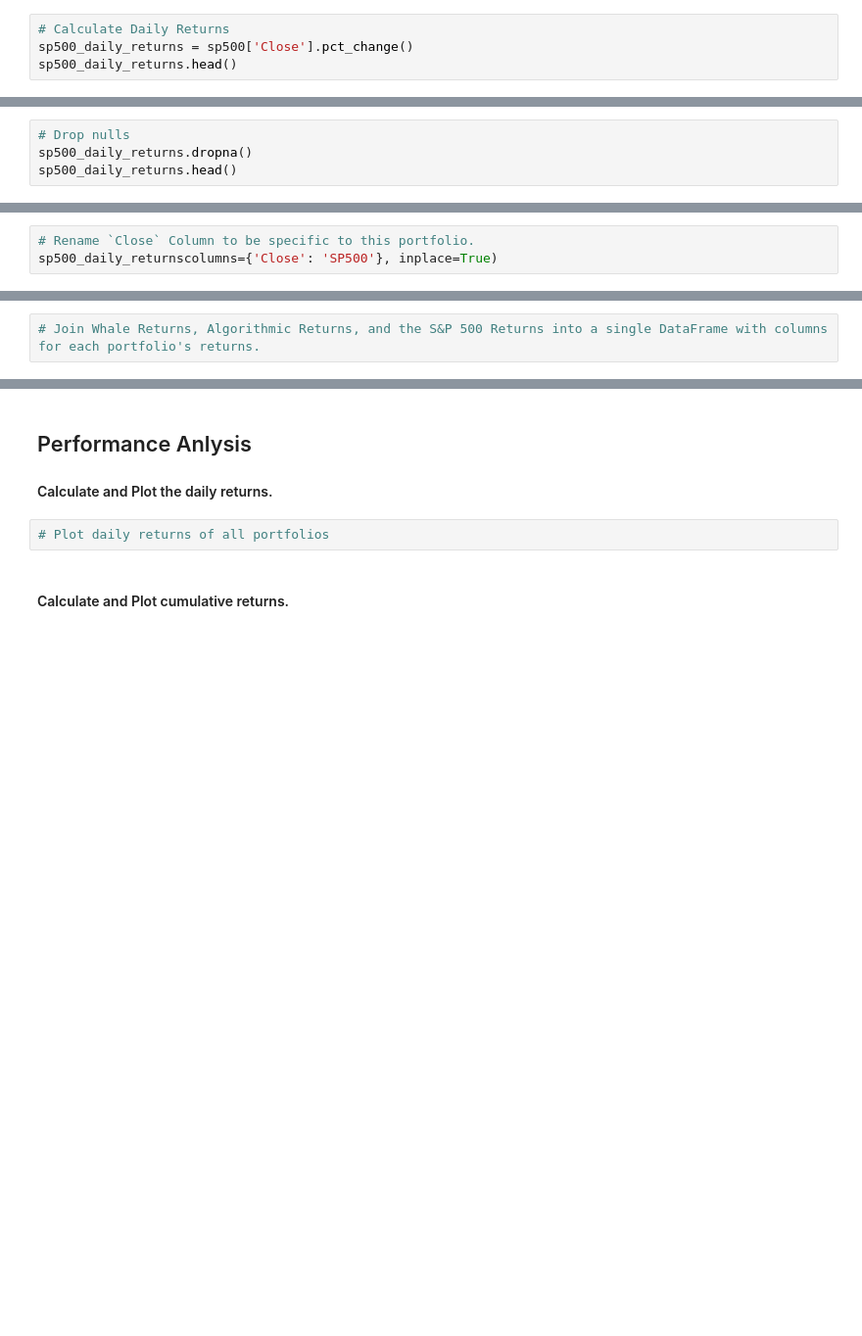
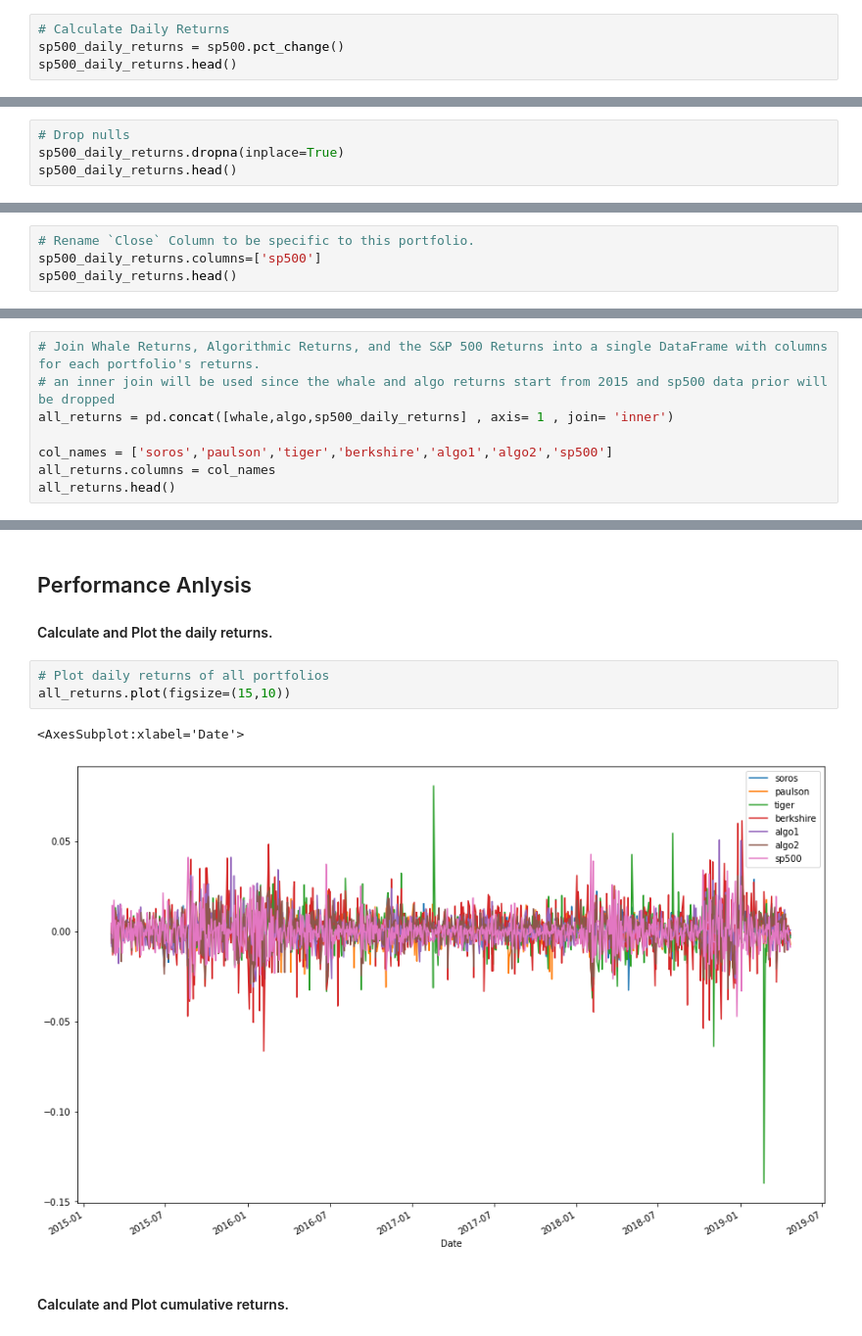
Before and after one commit to JQH84/Portfolio-Analysis, a Jupyter notebook: whale_analysis.ipynb, the cells around one changed output, grey strips where cells are left out. Shown: that part at 98% size. Drawn from its saved outputs; the diff is of its cells as text; blank space fills up the shorter version.

Commit message:
performed data cleaning and now starting quant analysis on the protfolio

```diff
--- a/whale_analysis.ipynb
+++ b/whale_analysis.ipynb
@@ -91,6 +97,6 @@ sp500['Close'] = sp500['Close'].str.replace('$', '')
 sp500['Close'] = sp500['Close'].astype('float')
 # %%
 # Calculate Daily Returns
-sp500_daily_returns = sp500['Close'].pct_change()
+sp500_daily_returns = sp500.pct_change()
 sp500_daily_returns.head()
 # %% [output]
@@ -103,5 +110,5 @@ Name: Close, dtype: float64
 # %%
 # Drop nulls
-sp500_daily_returns.dropna()
+sp500_daily_returns.dropna(inplace=True)
 sp500_daily_returns.head()
 # %% [output]
@@ -114,4 +122,5 @@ Name: Close, dtype: float64
 # %%
 # Rename `Close` Column to be specific to this portfolio.
-sp500_daily_returnscolumns={'Close': 'SP500'}, inplace=True)
+sp500_daily_returns.columns=['sp500']
+sp500_daily_returns.head()
 # %% [output]
@@ -120,3 +135,9 @@ TypeError: rename() got an unexpected keyword argument 'columns'
 ## Combine Whale, Algorithmic, and S&P 500 Returns
 # %%
 # Join Whale Returns, Algorithmic Returns, and the S&P 500 Returns into a single DataFrame with columns for each portfolio's returns.
+# an inner join will be used since the whale and algo returns start from 2015 and sp500 data prior will be dropped
+all_returns = pd.concat([whale,algo,sp500_daily_returns] , axis= 1 , join= 'inner')
+
+col_names = ['soros','paulson','tiger','berkshire','algo1','algo2','sp500']
+all_returns.columns = col_names
+all_returns.head()
@@ -132,6 +161,10 @@ In this section, you will calculate and visualize performance and risk metrics f
 #### Calculate and Plot the daily returns.
 # %%
 # Plot daily returns of all portfolios
+all_returns.plot(figsize=(15,10))
+# %% [output]
+<AxesSubplot:xlabel='Date'>
+[figure, added]
 # %% [markdown]
 #### Calculate and Plot cumulative returns.
 # %%
```
Also changed, not shown: parts of 7 cells of this notebook.
